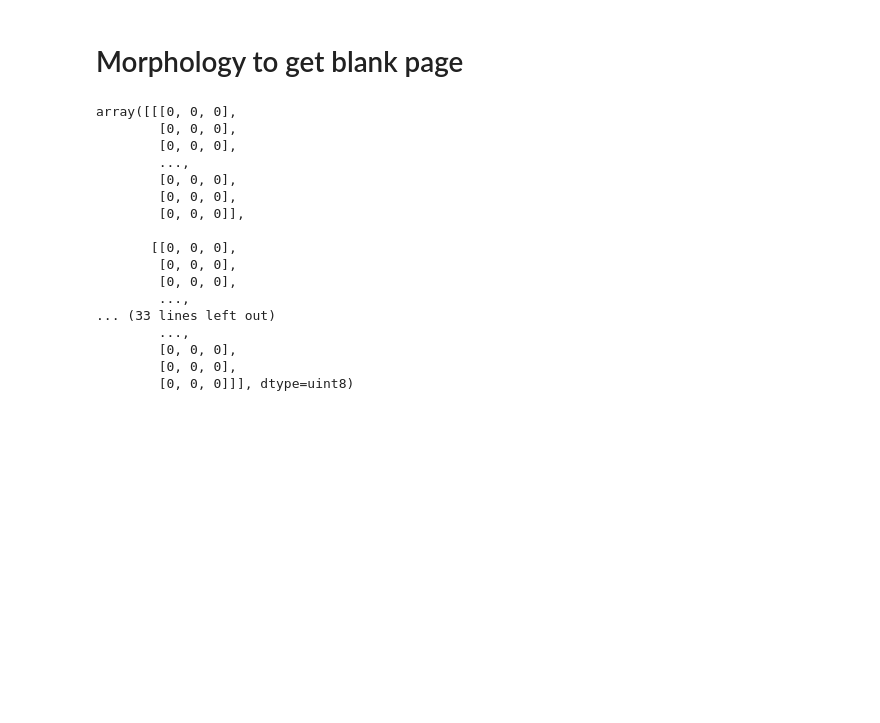
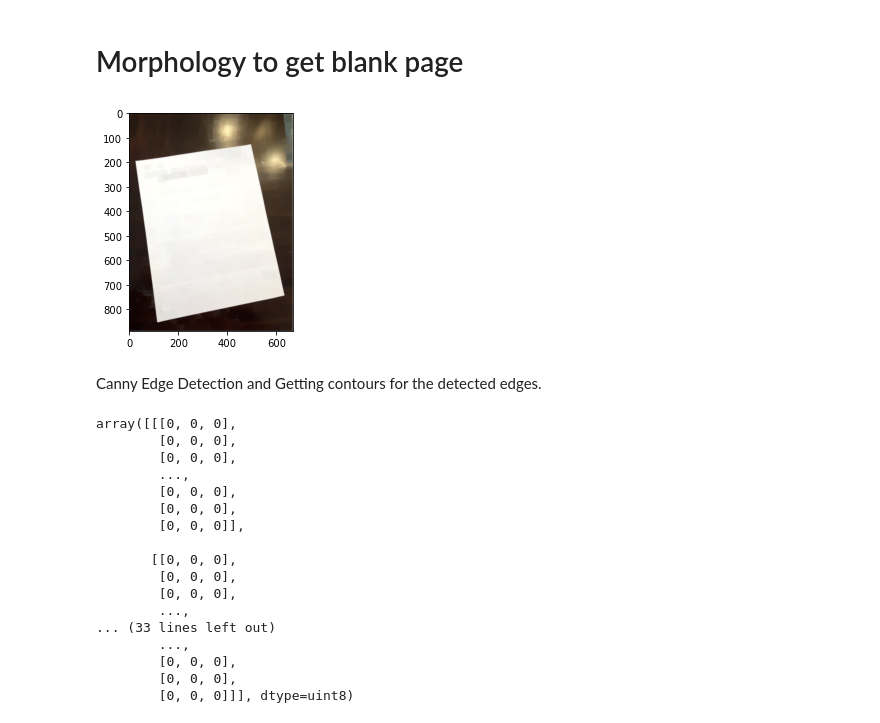
Before and after one commit to VarunBal/Document-Scanning, a Jupyter notebook: Document_allignment.ipynb, the cells around one changed output. Saved outputs shown, nothing was run; the diff lists cells and outputs as text; code cells hidden in the pictures; blank space fills up the shorter version.

```diff
--- a/Document_allignment.ipynb
+++ b/Document_allignment.ipynb
@@ -20,2 +23,9 @@ kernel = np.ones((5,5),np.uint8)
 img = cv2.morphologyEx(img, cv2.MORPH_CLOSE, kernel, iterations= 5)
+# %%
+plt.imshow(img[:,:,::-1])
+plt.show()
+# %% [output]
+[figure, added]
+# %% [markdown]
+Canny Edge Detection and Getting contours for the detected edges.
 # %%
```
Also changed, not shown: parts of 12 cells of this notebook, 3 other files.
